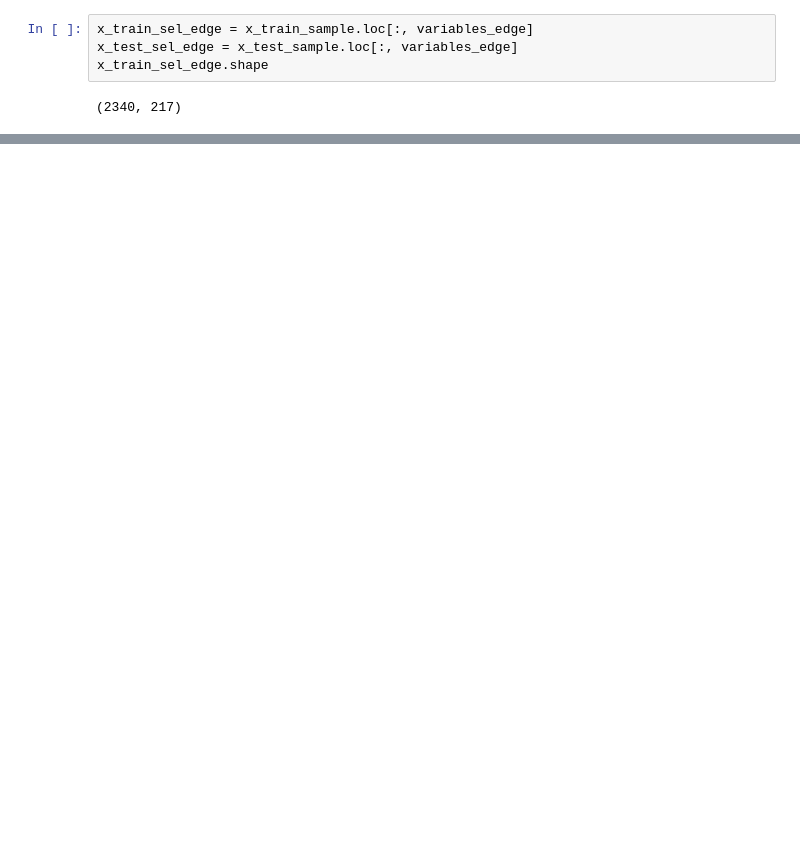
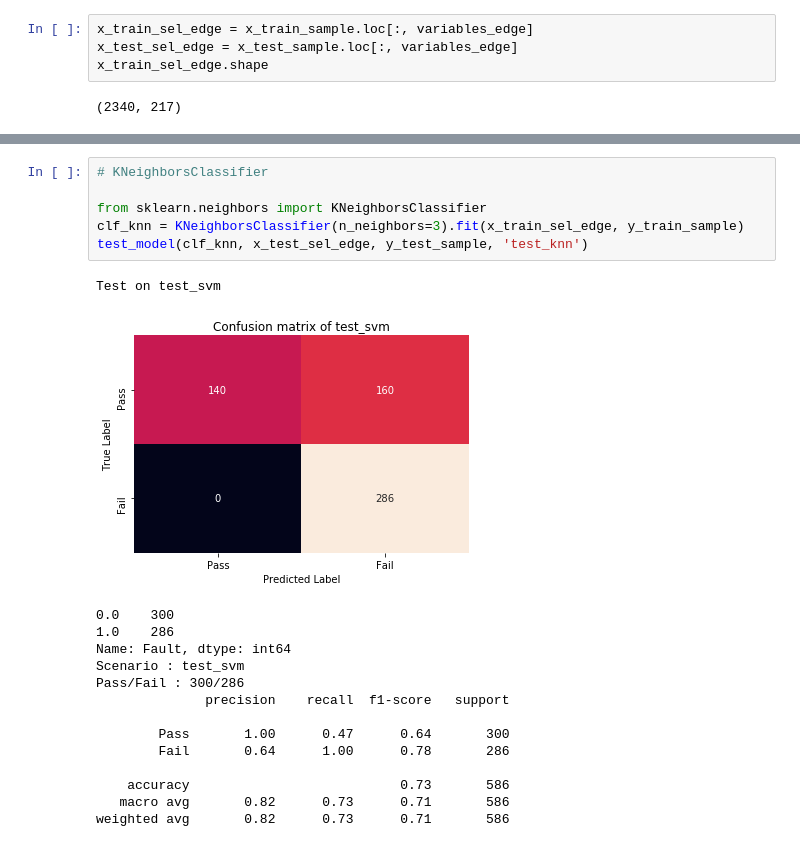
Before and after one commit to dzakybd/edge-ai, a Jupyter notebook: edge_ai.ipynb, the cells around one changed output, grey strips where cells are left out. Cells and saved outputs as stored; diff of their text form; blank space fills up the shorter version.

```diff
--- a/edge_ai.ipynb
+++ b/edge_ai.ipynb
@@ -713,0 +632,22 @@ weighted avg       0.98      0.97      0.97       586
+# %%
+# KNeighborsClassifier
+
+from sklearn.neighbors import KNeighborsClassifier
+clf_knn = KNeighborsClassifier(n_neighbors=3).fit(x_train_sel_edge, y_train_sample)
+test_model(clf_knn, x_test_sel_edge, y_test_sample, 'test_knn')
+# %% [output]
+Test on test_svm
+[figure, added]
+0.0    300
+1.0    286
+Name: Fault, dtype: int64
+Scenario : test_svm
+Pass/Fail : 300/286
+              precision    recall  f1-score   support
+
+        Pass       1.00      0.47      0.64       300
+        Fail       0.64      1.00      0.78       286
+
+    accuracy                           0.73       586
+   macro avg       0.82      0.73      0.71       586
+weighted avg       0.82      0.73      0.71       586
```
Also changed, not shown: parts of 39 cells of this notebook, 2 other files.
